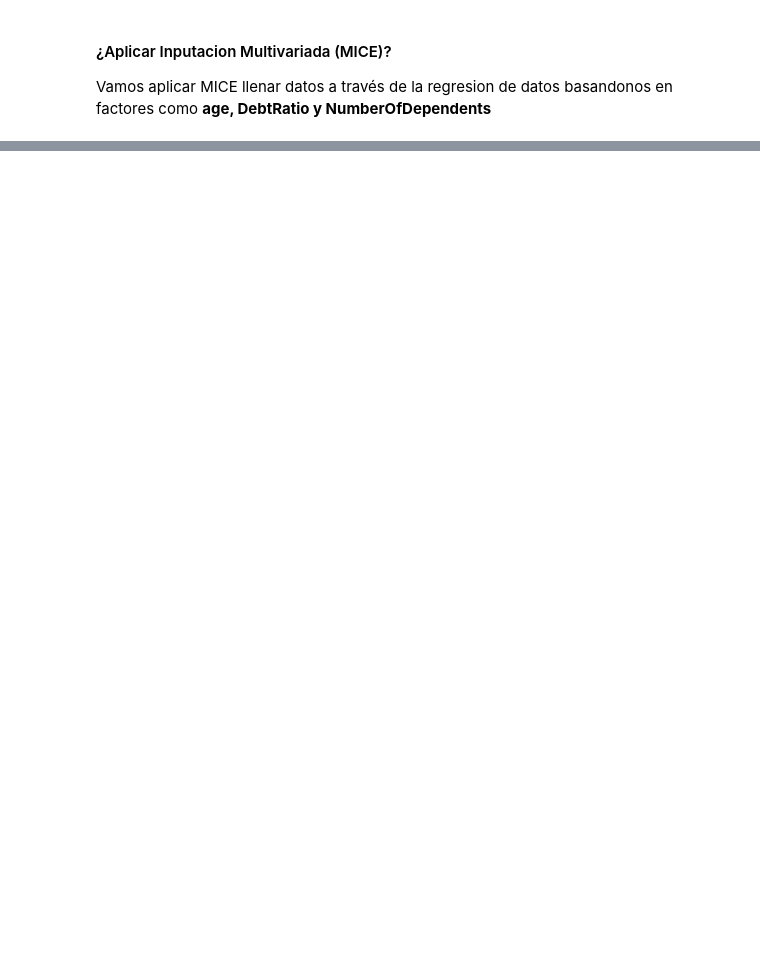
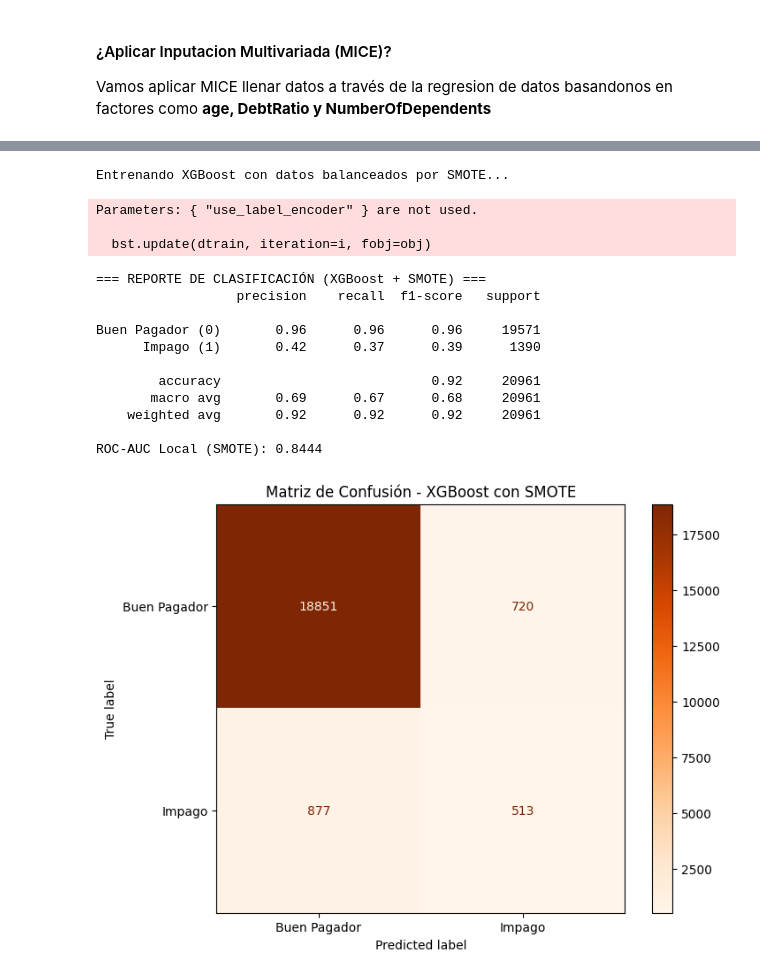
Before and after one commit to DiegoRomanP/Give-me-some-Credit, a Jupyter notebook: Give_me_some_credit.ipynb, the cells around one changed output, grey strips where cells are left out. Cells and saved outputs as stored; diff of their text form; code cells hidden in the pictures; blank space fills up the shorter version.

Commit message:
Ya hemos entranado los modelos y además generamos los archivo submission.csv

```diff
--- a/Give_me_some_credit.ipynb
+++ b/Give_me_some_credit.ipynb
@@ -392,0 +933,53 @@ Name: MonthlyIncome, dtype: float64
+# %%
+import xgboost as xgb
+from sklearn.metrics import classification_report, roc_auc_score, confusion_matrix, ConfusionMatrixDisplay
+import matplotlib.pyplot as plt
+
+# 1. Instanciar XGBoost SIN scale_pos_weight
+xgb_smote_model = xgb.XGBClassifier(
+    n_estimators=300,
+    max_depth=4,             # Mantenemos profundidad baja para no sobreajustar la data sintética
+    learning_rate=0.05,
+    random_state=42,
+    use_label_encoder=False,
+    eval_metric='auc'
+)
+
+# 2. Entrenar con la data sintética (SMOTE)
+print("Entrenando XGBoost con datos balanceados por SMOTE...")
+xgb_smote_model.fit(X_train_smote, y_train_smote)
+
+# 3. Validar con la data de validación ORIGINAL (X_val_local)
+# CRÍTICO: La validación siempre se hace en datos reales, sin SMOTE.
+y_val_pred_smote = xgb_smote_model.predict(X_val_local)
+y_val_proba_smote = xgb_smote_model.predict_proba(X_val_local)[:, 1]
+
+# 4. Evaluación
+print("\n=== REPORTE DE CLASIFICACIÓN (XGBoost + SMOTE) ===")
+print(classification_report(y_val_local, y_val_pred_smote, target_names=['Buen Pagador (0)', 'Impago (1)']))
+print(f"ROC-AUC Local (SMOTE): {roc_auc_score(y_val_local, y_val_proba_smote):.4f}")
+
+# Graficar para tu reporte comparativo
+cm = confusion_matrix(y_val_local, y_val_pred_smote)
+disp = ConfusionMatrixDisplay(confusion_matrix=cm, display_labels=['Buen Pagador', 'Impago'])
+fig, ax = plt.subplots(figsize=(8, 6))
+disp.plot(cmap='Oranges', ax=ax, values_format='d') # Usamos Naranja para diferenciarlo del anterior
+plt.title('Matriz de Confusión - XGBoost con SMOTE')
+plt.show()
+# %% [output]
+Entrenando XGBoost con datos balanceados por SMOTE...
+Parameters: { "use_label_encoder" } are not used.
+
+  bst.update(dtrain, iteration=i, fobj=obj)
+=== REPORTE DE CLASIFICACIÓN (XGBoost + SMOTE) ===
+                  precision    recall  f1-score   support
+
+Buen Pagador (0)       0.96      0.96      0.96     19571
+      Impago (1)       0.42      0.37      0.39      1390
+
+        accuracy                           0.92     20961
+       macro avg       0.69      0.67      0.68     20961
+    weighted avg       0.92      0.92      0.92     20961
+
+ROC-AUC Local (SMOTE): 0.8444
+[figure, added]
```
Also changed, not shown: parts of 44 cells of this notebook.
